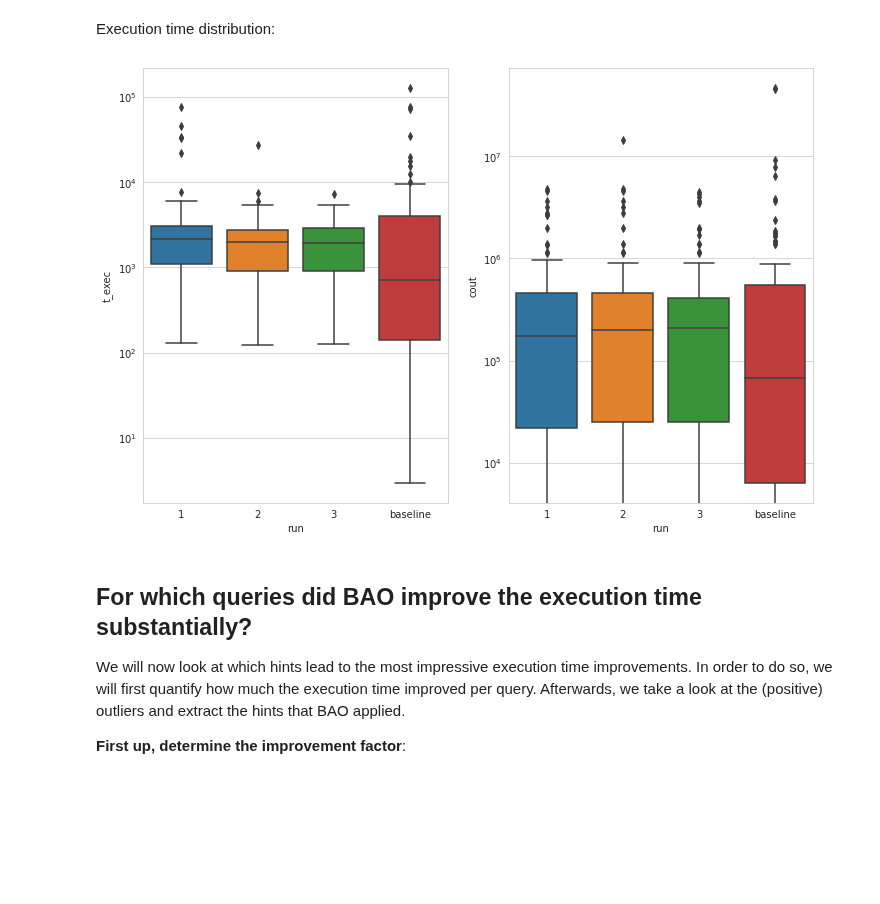
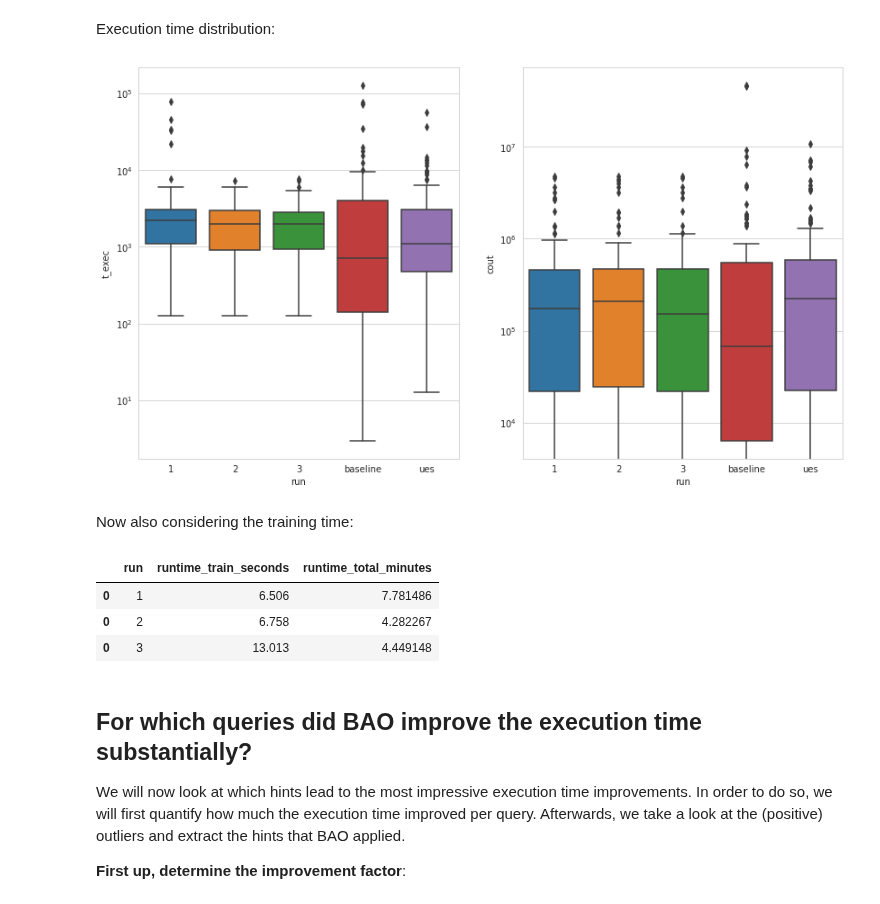
Before and after one commit to rbergm/aft, a Jupyter notebook: pg-bao/Workload Evaluation.ipynb, the cells around one changed output. Drawn from its saved outputs; the diff is of its cells as text; code cells hidden in the pictures; blank space fills up the shorter version.

Commit message:
Consider training time in pg-bao evaluation

```diff
--- a/pg-bao/Workload Evaluation.ipynb
+++ b/pg-bao/Workload Evaluation.ipynb
@@ -26,3 +28,6 @@ exclude_heavy_hitter_pct = 0.001
+# %%
+available_workloads = ["full-train", "small-train"]
+selected_workload = "full-train"
 # %%
 def filter_heavy_hitters(df, pct, *, provide_hitters=False):
     heavy_hitter_rt = select(df, run=1).t_exec.quantile(1-pct)
@@ -72,0 +55,19 @@ df_all
+# %%
+df1, df2, df3 = read_workload_iterations(selected_workload)
+
+df_baseline_raw = pd.read_csv("workloads/job-baseline-cout.csv")
+df_baseline_raw["run"] = "baseline"
+df_baseline_raw.plan = df_baseline_raw.plan.apply(json.loads)
+
+df_ues_raw = pd.read_csv("workloads/job-ues-cout.csv")
+df_ues_raw["run"] = "ues"
+df_ues_raw.plan = df_ues_raw.plan.apply(json.loads)
+
+df_bao_raw = pd.concat([df1, df2, df3])
+df_bao = filter_heavy_hitters(df_bao_raw, exclude_heavy_hitter_pct).copy()
+
+df_baseline = df_baseline_raw[df_baseline_raw.label.isin(df_bao.label)].copy()
+df_ues = df_ues_raw[df_baseline_raw.label.isin(df_bao.label)].copy()
+
+df_all = pd.concat([df_bao, df_baseline, df_ues])
+df_all
@@ -128,13 +155,27 @@ Name: t_plan, dtype: float64
 # %% [markdown]
 Execution time distribution:
 # %%
-fig, (ax_t_exec, ax_cout) = plt.subplots(nrows=1, ncols=2, figsize=(12, 8))
+fig, (ax_t_exec, ax_cout) = plt.subplots(nrows=1, ncols=2, figsize=(14, 8))
 g = sns.boxplot(data=df_all, x="run", y="t_exec", ax=ax_t_exec)
 g.set_yscale("log")
 g = sns.boxplot(data=df_all, x="run", y="cout", ax=ax_cout)
 g.set_yscale("log")
 # %% [output]
-[figure, old version]
+[figure, new version]
+# %% [markdown]
+Now also considering the training time:
+# %%
+df_runtime = (grp_run.t_exec.sum() + grp_run.t_plan.sum()).to_frame(name="runtime")
+df_time = df_runtime.merge(df_train, left_index=True, right_on="run", suffixes=("_exec", "_train"))
+df_time["runtime_total"] = df_time.runtime_exec + df_time.runtime_train
+df_time["runtime_train_seconds"] = df_time.runtime_train / 1000
+df_time["runtime_total_minutes"] = df_time.runtime_total / 60000
+df_time[["run", "runtime_train_seconds", "runtime_total_minutes"]]
+# %% [output]
+|  | run | runtime_train_seconds | runtime_total_minutes |
+| 0 | 1 | 6.506 | 7.781486 |
+| 0 | 2 | 6.758 | 4.282267 |
+| 0 | 3 | 13.013 | 4.449148 |
 # %% [markdown]
 ## For which queries did BAO improve the execution time substantially?
 
```
Also changed, not shown: parts of 16 cells of this notebook.
